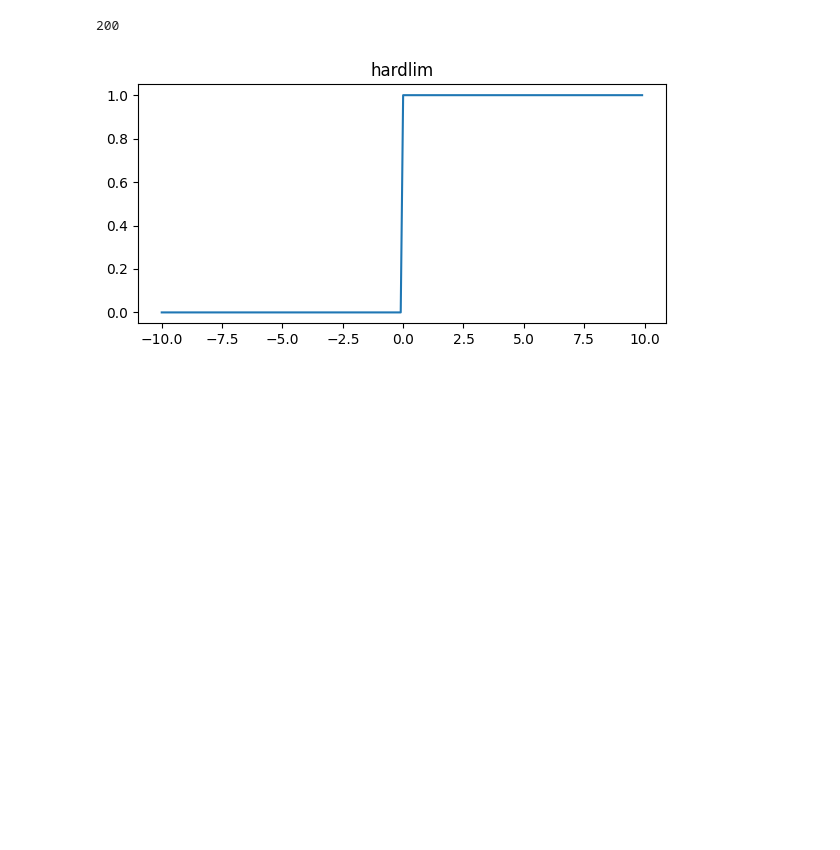
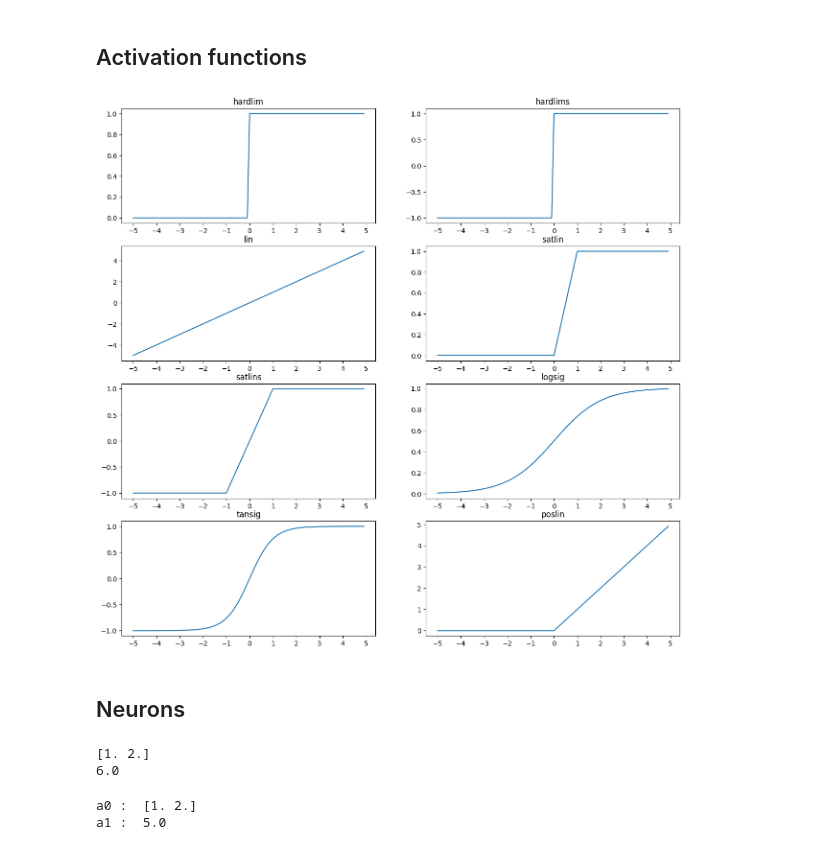
Before and after one commit to Paulo-Rozatto/nndesign, a Jupyter notebook: src/notebook.ipynb, the cells around one changed output. Saved outputs shown, nothing was run; the diff lists cells and outputs as text; code cells hidden in the pictures; blank space fills up the shorter version.

Commit message:
neurons

```diff
--- a/src/notebook.ipynb
+++ b/src/notebook.ipynb
@@ -1,23 +1,27 @@
+# %% [markdown]
+## Activation functions
 # %%
 import numpy as np
 import matplotlib.pyplot as plt
 import components.activations as act
 # %%
 def plot_activation(fn):
-    x = np.array([x / 10.0 for x in range(-100,100)]) # from -10 to 10 with 200 steps
+    x = np.array([x / 10.0 for x in range(-50,50)]) # from -10 to 10 with 100 steps
     y = np.array([fn(n) for n in x])
     plt.plot(x, y)
 # %%
 plt.figure(figsize=(15, 18))
 
 plotIdx = 1
 for name, val in act.__dict__.items():
     if callable(val) and name != "exp":
         ax = plt.subplot(5, 2, plotIdx)
         plt.title(name)
+        plt.xticks(range(-5,6))
         plot_activation(val)
         plotIdx += 1
 plt.show()
 # %% [output]
-200
-[figure, old version]
+[figure, new version]
+# %% [markdown]
+## Neurons
@@ -23,0 +31,18 @@ plt.show()
+# %%
+neuron = Neuron(2, poslin, 0)
+neuron.set_weights([1,2])
+
+print(neuron.get_weights())
+print(neuron.activate([2, 2]))
+# %% [output]
+[1. 2.]
+6.0
+# %%
+delay = Delay(2, poslin, 0)
+delay.set_weights([1, 2])
+
+for i in range(2):
+    print("a" + str(i),": ", str(delay.activate([1, 2])) )
+# %% [output]
+a0 :  [1. 2.]
+a1 :  5.0
```
Also changed, not shown: parts of 1 cell of this notebook, 1 other file.
